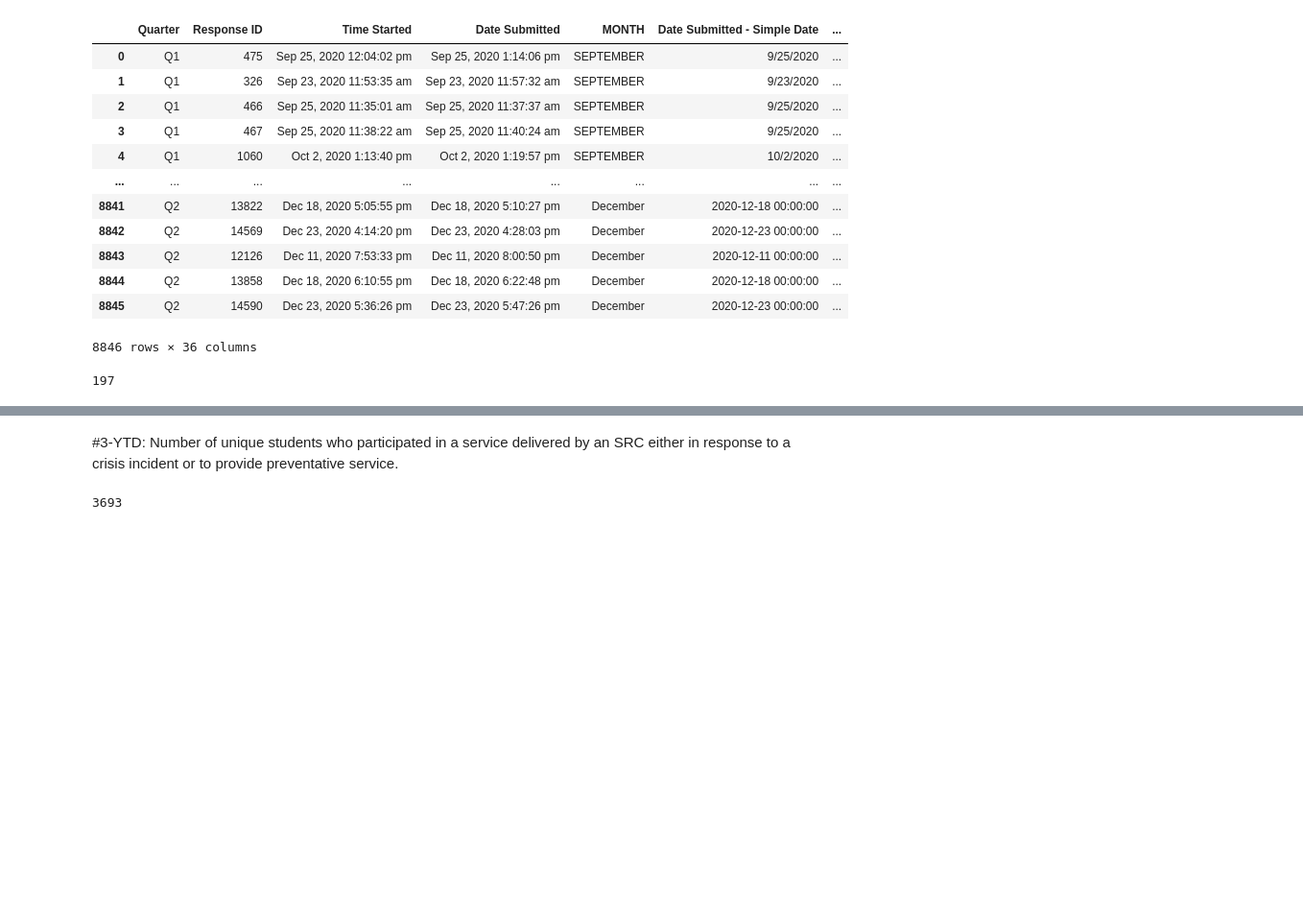
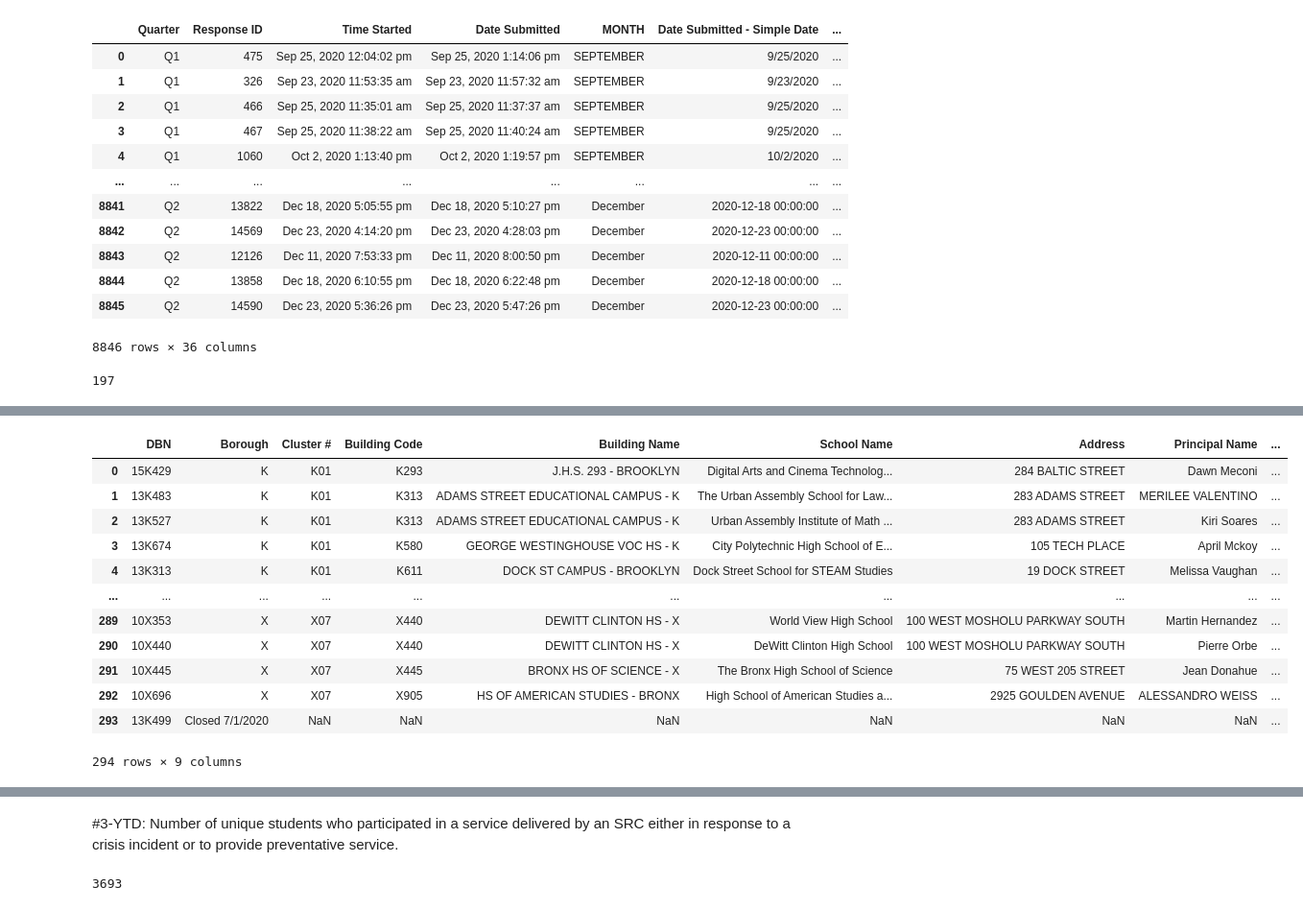
Before and after one commit to hdbedwell/thrive_metrics, a Jupyter notebook: 12282020 Thrive Reporting Template.ipynb, the cells around one changed output, grey strips where cells are left out. Shown: that part at 96% size. Drawn from its saved outputs; the diff is of its cells as text; code cells hidden in the pictures; blank space fills up the shorter version.

```diff
--- a/12282020 Thrive Reporting Template.ipynb
+++ b/12282020 Thrive Reporting Template.ipynb
@@ -7,11 +7,12 @@ import numpy as np
 ##2. Option + Command + C
 ##3. Paste Info read_csv(r” ”)
 
-df = pd.ExcelFile(r"/Users/holly/Desktop/nycdoe/10202020 SY2021 YTD MASTER THRIVE Data File HB v2.xlsx")
+df = pd.ExcelFile(r"/Users/holly/Desktop/nycdoe/10202020 SY2021 YTD MASTER THRIVE Data File HB v3.xlsx")
 # %%
 #Read data from corrrect tab.
 #schools = suspmaster.parse('schools')
 data = df.parse('THRIVE MASTER')
+src_schools = df.parse('SRC Schools')
 # %%
 data
 # %% [output]
@@ -60,3 +61,7 @@ data2 = data[data.student_id.notnull()].DBN.nunique()
 data2
 # %% [output]
 197
+# %%
+#data.groupby('service_type').student_id.nunique()
+students_served = data.groupby('DBN').student_id.nunique()
+students_served
@@ -62,0 +82,19 @@ data2
+# %%
+#schools_susptype = schools.merge(susptypefinal, left_on='DBN', right_on='ATS', how='left')
+school_services = src_schools.merge(students_served, left_on='DBN', right_on='DBN', how='left')
+# %%
+school_services
+# %% [output]
+|  | DBN | Borough | Cluster # | Building Code | Building Name | School Name | Address | Principal Name | ... |
+| 0 | 15K429 | K | K01 | K293 | J.H.S. 293 - BROOKLYN | Digital Arts and Cinema Technolog... | 284 BALTIC STREET | Dawn Meconi | ... |
+| 1 | 13K483 | K | K01 | K313 | ADAMS STREET EDUCATIONAL CAMPUS - K | The Urban Assembly School for Law... | 283 ADAMS STREET | MERILEE VALENTINO | ... |
+| 2 | 13K527 | K | K01 | K313 | ADAMS STREET EDUCATIONAL CAMPUS - K | Urban Assembly Institute of Math ... | 283 ADAMS STREET | Kiri Soares | ... |
+| 3 | 13K674 | K | K01 | K580 | GEORGE WESTINGHOUSE VOC HS - K | City Polytechnic High School of E... | 105 TECH PLACE | April Mckoy | ... |
+| 4 | 13K313 | K | K01 | K611 | DOCK ST CAMPUS - BROOKLYN | Dock Street School for STEAM Studies | 19 DOCK STREET | Melissa Vaughan | ... |
+| ... | ... | ... | ... | ... | ... | ... | ... | ... | ... |
+| 289 | 10X353 | X | X07 | X440 | DEWITT CLINTON HS - X | World View High School | 100 WEST MOSHOLU PARKWAY SOUTH | Martin Hernandez | ... |
+| 290 | 10X440 | X | X07 | X440 | DEWITT CLINTON HS - X | DeWitt Clinton High School | 100 WEST MOSHOLU PARKWAY SOUTH | Pierre Orbe | ... |
+| 291 | 10X445 | X | X07 | X445 | BRONX HS OF SCIENCE - X | The Bronx High School of Science | 75 WEST 205 STREET | Jean Donahue | ... |
+| 292 | 10X696 | X | X07 | X905 | HS OF AMERICAN STUDIES - BRONX | High School of American Studies a... | 2925 GOULDEN AVENUE | ALESSANDRO WEISS | ... |
+| 293 | 13K499 | Closed 7/1/2020 | NaN | NaN | NaN | NaN | NaN | NaN | ... |
+294 rows × 9 columns
```
Also changed, not shown: parts of 4 cells of this notebook.
